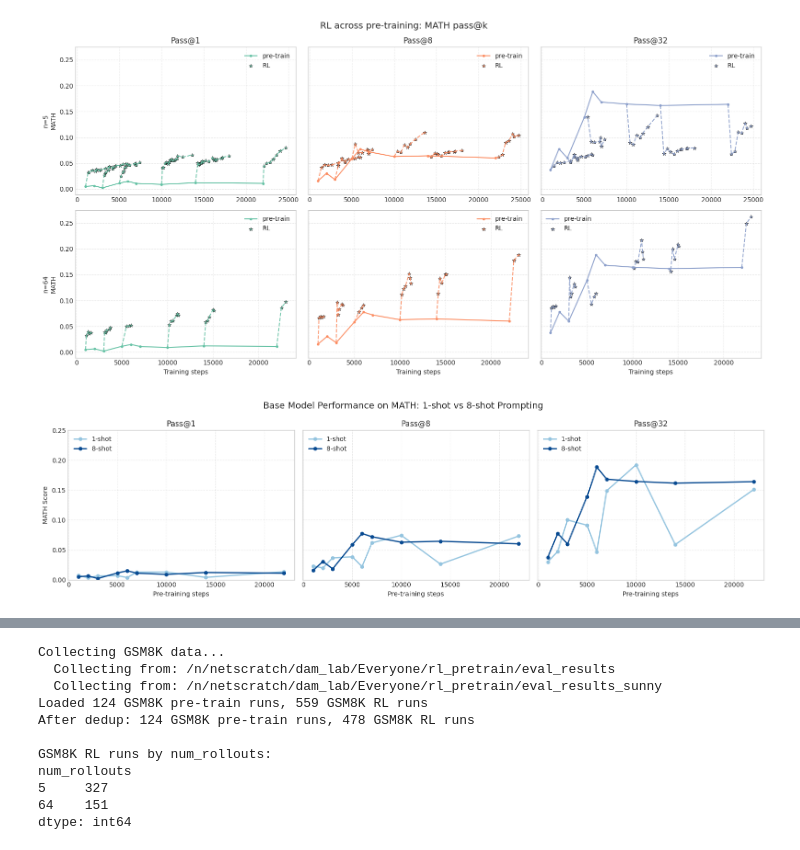
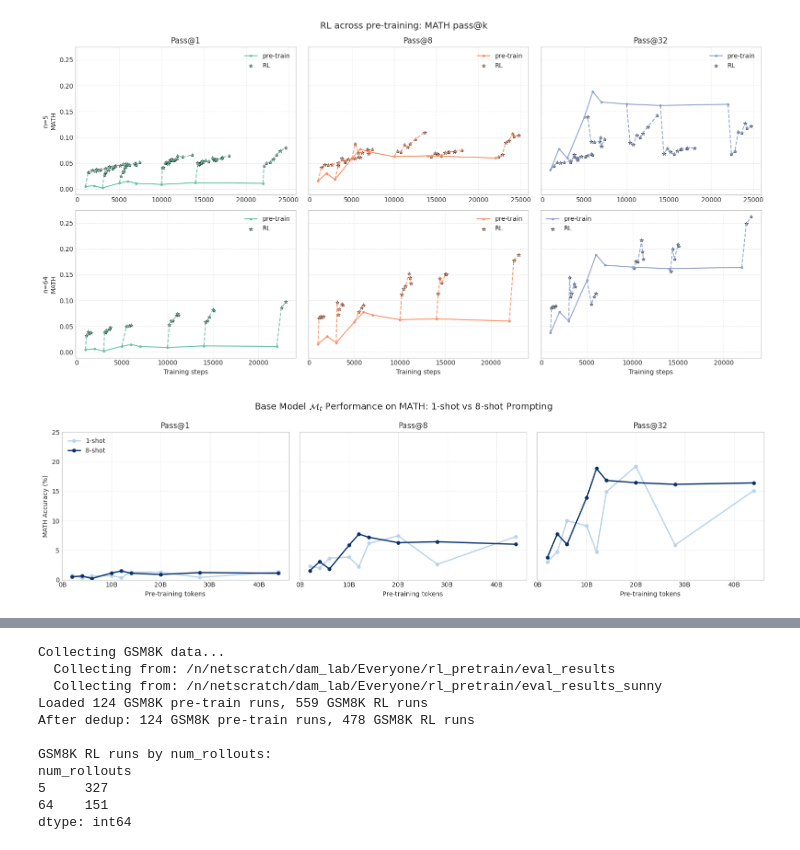
Before and after one commit to RachitBansal/verl, a Jupyter notebook: notebooks/plot_eval_results_math.ipynb, the cells around one changed output, grey strips where cells are left out. Drawn from its saved outputs; the diff is of its cells as text; code cells hidden in the pictures.

```diff
--- a/notebooks/plot_eval_results_math.ipynb
+++ b/notebooks/plot_eval_results_math.ipynb
@@ -80,8 +80,7 @@ rl_patterns = [
 
 # SFT patterns
 sft_patterns = [
-    re.compile(r"OLMo2-1B-step(?P<pt_step>\d+)-stage2-openmathgsm8k-step(?P<sft_step>\d+)-hf-(?P<shot>\d+)shot-boxed-(?P<samples>\d+)samples-temp(?P<temp>[\d.]+)$", re.IGNORECASE),
-    re.compile(r"OLMo2-1B-step(?P<pt_step>\d+)-stage2-openmathgsm8k-10epoch-step(?P<sft_step>\d+)-hf-(?P<shot>\d+)shot-boxed-(?P<samples>\d+)samples-temp(?P<temp>[\d.]+)$", re.IGNORECASE),
+    re.compile(r"OLMo2-1B-step(?P<pt_step>\d+)-stage2-(?P<sft_dataset>openmath(?:gsm8k)?)-(?:\d+epoch-)?step(?P<sft_step>\d+)-hf-(?P<shot>\d+)shot-boxed-(?P<samples>\d+)samples-temp(?P<temp>[\d.]+)$", re.IGNORECASE),
 ]
 
 # Collect runs from all directories
@@ -186,6 +185,7 @@ for BASE_DIR in BASE_DIRS:
                             "path": str(path),
                             "label": name,
                             "sft_epochs": epochs,
+                            "sft_dataset": sft_match.group("sft_dataset").lower(),
                         }
                     )
                 break
@@ -209,7 +209,7 @@ if not pre_df.empty:
 if not rl_df.empty:
     rl_df = rl_df.drop_duplicates(subset=['pt_step', 'rl_step', 'samples', 'temp', 'num_rollouts'], keep='first')
 if not sft_df.empty:
-    sft_df = sft_df.drop_duplicates(subset=['pt_step', 'sft_step', 'samples', 'temp', 'shot', 'sft_epochs'], keep='first')
+    sft_df = sft_df.drop_duplicates(subset=['pt_step', 'sft_step', 'samples', 'temp', 'shot', 'sft_epochs', 'sft_dataset'], keep='first')
 
 print(f"Pre-train: {pre_df_before} → {len(pre_df)} ({pre_df_before - len(pre_df)} duplicates removed)")
 print(f"RL: {rl_df_before} → {len(rl_df)} ({rl_df_before - len(rl_df)} duplicates removed)")
@@ -409,45 +405,50 @@ else:
 PLOT_SAMPLES_BASE = [1, 8, 32]
 SHOT_COMPARISON = [1, 8]  # MATH only has 1-shot and 8-shot data
 TARGET_TEMP = 0.6
+TOKENS_PER_STEP = 2_000_000  # 2M tokens per step
 
 fig, axes = plt.subplots(1, 3, figsize=(16, 4.5), sharey=True)
 cmap = plt.get_cmap("Blues")
 
 for idx, samples in enumerate(PLOT_SAMPLES_BASE):
     ax = axes[idx]
 
     for shot_idx, shot in enumerate(SHOT_COMPARISON):
         # Color gradient: lighter for 1-shot, darker for 8-shot
-        color = cmap(0.4 + 0.5 * shot_idx / (len(SHOT_COMPARISON) - 1))
+        color = cmap(0.3 + 0.7 * shot_idx / (len(SHOT_COMPARISON) - 1))
 
         # Filter pre-train data for this samples/shot/temp combination
         pre_curve = pre_df[
             (pre_df["samples"] == samples) &
             (pre_df["shot"] == shot) &
             (pre_df["temp"] == TARGET_TEMP)
         ].sort_values("step")
 
         if not pre_curve.empty:
+            tokens_billions = pre_curve["step"] * TOKENS_PER_STEP / 1e9
             ax.plot(
-                pre_curve["step"],
-                pre_curve["score"],
+                tokens_billions,
+                pre_curve["score"] * 100,
                 marker="o",
                 markersize=5,
                 color=color,
                 label=f"{shot}-shot",
                 linewidth=2
             )
 
     ax.set_title(f"Pass@{samples}", fontsize=12)
-    ax.set_xlabel("Pre-training steps")
+    ax.set_xlabel("Pre-training tokens")
+    ax.xaxis.set_major_formatter(plt.FuncFormatter(lambda x, _: f"{x:g}B"))
     if idx == 0:
-        ax.set_ylabel(f"{DATASET_NAME} Score")
-    ax.set_ylim(0, 0.25)
+        ax.set_ylabel(f"{DATASET_NAME} Accuracy (%)")
+    ax.set_ylim(0, 25)
     ax.grid(True, linestyle="--", alpha=0.4)
-    ax.legend(loc="upper left")
+    if idx == 0:
+        ax.legend(loc="upper left")
 
-fig.suptitle(f"Base Model Performance on {DATASET_NAME}: 1-shot vs 8-shot Prompting", fontsize=14)
+fig.suptitle(r"Base Model $\mathcal{M}_t$ Performance on MATH: 1-shot vs 8-shot Prompting", fontsize=14)
 plt.tight_layout()
+fig.savefig("/n/home05/sqin/rl_pretrain/verl/notebooks/math_base_eval_shots.pdf", bbox_inches="tight")
 plt.show()
 # %% [output]
-[figure, old version]
+[figure, new version]
```
Also changed, not shown: parts of 10 cells of this notebook, 14 other files.
